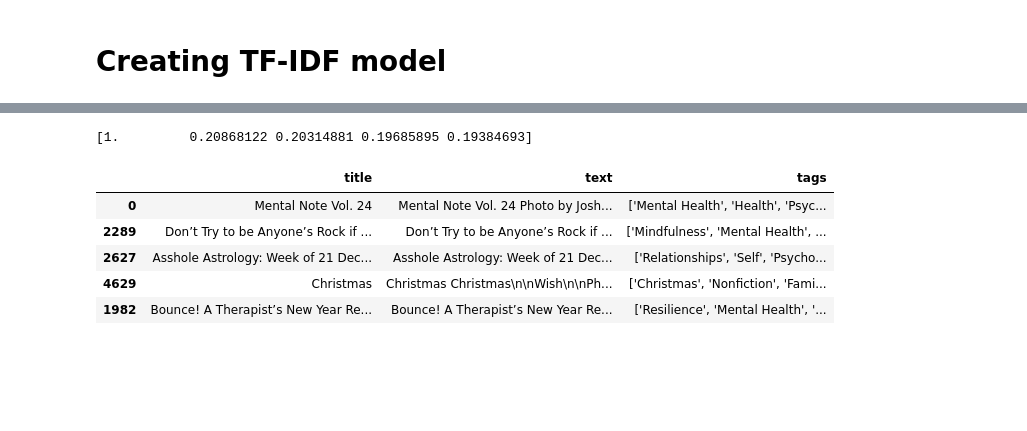
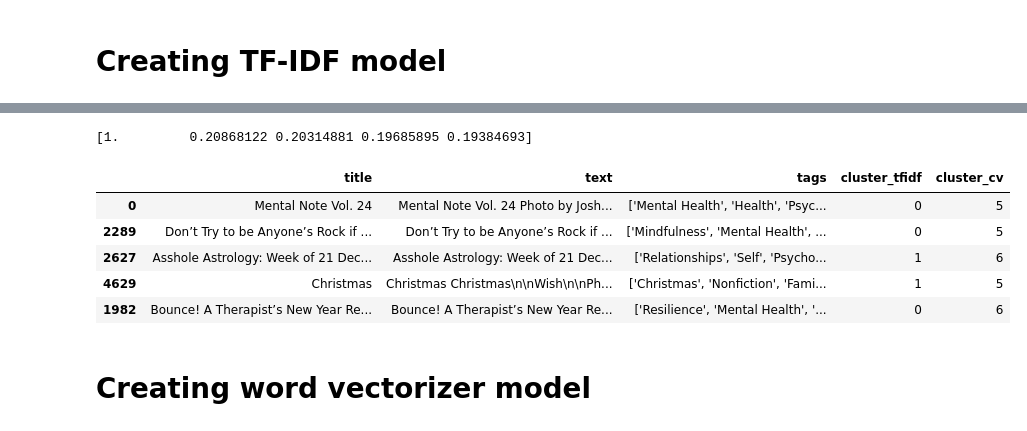
Before and after one commit to vibhor-5757/article-recommendation-system, a Jupyter notebook: article-recommendation-system.ipynb, the cells around one changed output, grey strips where cells are left out. Saved outputs shown, nothing was run; the diff lists cells and outputs as text; code cells hidden in the pictures; blank space fills up the shorter version.

```diff
--- a/article-recommendation-system.ipynb
+++ b/article-recommendation-system.ipynb
@@ -169,4 +147,4 @@ corpus = df['text'].apply(preprocess_text)
 # %%
 from sklearn.feature_extraction.text import CountVectorizer
 cv = CountVectorizer()
-X = cv.fit_transform(corpus).toarray()
+X_cv = cv.fit_transform(corpus).toarray()
@@ -209,4 +175,4 @@ similar_articles
 # %%
 from sklearn.feature_extraction.text import TfidfVectorizer
 tv = TfidfVectorizer()
-X = tv.fit_transform(corpus).toarray()
+X_tfidf = tv.fit_transform(corpus).toarray()
@@ -219,12 +179,14 @@ X = tv.fit_transform(corpus).toarray()
 # %%
-similar_articles, scores, similarity_scores = get_similar_article(df["text"][0], tv, X, df)
+similar_articles, scores, similarity_scores = get_similar_article(df["text"][0], tv, X_tfidf, df)
 print(scores)
 similar_articles
 # %% [output]
 [1.         0.20868122 0.20314881 0.19685895 0.19384693]
-|  | title | text | tags |
-| 0 | Mental Note Vol. 24 | Mental Note Vol. 24 Photo by Josh... | ['Mental Health', 'Health', 'Psyc... |
-| 2289 | Don’t Try to be Anyone’s Rock if ... | Don’t Try to be Anyone’s Rock if ... | ['Mindfulness', 'Mental Health', ... |
-| 2627 | Asshole Astrology: Week of 21 Dec... | Asshole Astrology: Week of 21 Dec... | ['Relationships', 'Self', 'Psycho... |
-| 4629 | Christmas | Christmas Christmas\n\nWish\n\nPh... | ['Christmas', 'Nonfiction', 'Fami... |
-| 1982 | Bounce! A Therapist’s New Year Re... | Bounce! A Therapist’s New Year Re... | ['Resilience', 'Mental Health', '... |
+|  | title | text | tags | cluster_tfidf | cluster_cv |
+| 0 | Mental Note Vol. 24 | Mental Note Vol. 24 Photo by Josh... | ['Mental Health', 'Health', 'Psyc... | 0 | 5 |
+| 2289 | Don’t Try to be Anyone’s Rock if ... | Don’t Try to be Anyone’s Rock if ... | ['Mindfulness', 'Mental Health', ... | 0 | 5 |
+| 2627 | Asshole Astrology: Week of 21 Dec... | Asshole Astrology: Week of 21 Dec... | ['Relationships', 'Self', 'Psycho... | 1 | 6 |
+| 4629 | Christmas | Christmas Christmas\n\nWish\n\nPh... | ['Christmas', 'Nonfiction', 'Fami... | 1 | 5 |
+| 1982 | Bounce! A Therapist’s New Year Re... | Bounce! A Therapist’s New Year Re... | ['Resilience', 'Mental Health', '... | 0 | 6 |
+# %% [markdown]
+# Creating word vectorizer model
```
Also changed, not shown: parts of 24 cells of this notebook.
